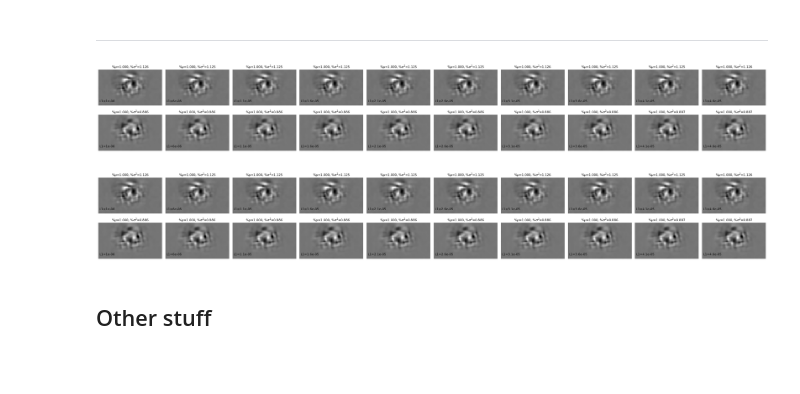
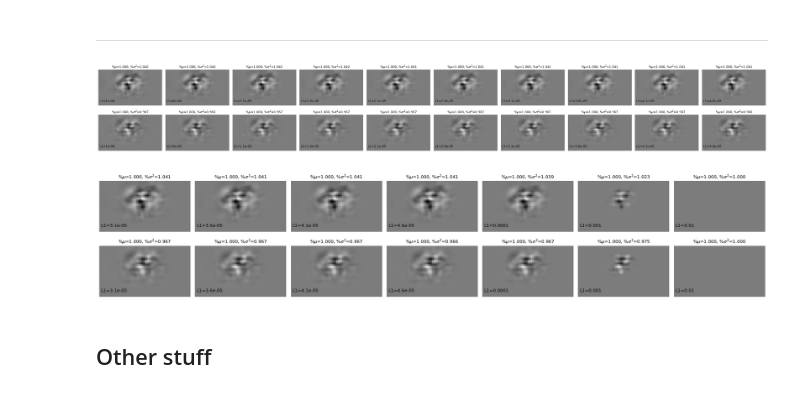
Before and after one commit to sinzlab/nnsysident, a Jupyter notebook: notebooks/mei_develop.ipynb, the cells around one changed output. Cells and saved outputs as stored; diff of their text form; code cells hidden in the pictures; blank space fills up the shorter version.

```diff
--- a/notebooks/mei_develop.ipynb
+++ b/notebooks/mei_develop.ipynb
@@ -221,34 +142,38 @@ n_rows = 2
 fig, axes = plt.subplots(n_rows, 10, figsize=(30, 2.2*n_rows), dpi=80)
 fontsize = 10
 
-dat = data.loc[(data["unit_id"] == 155)].sort_values(["vei_type", "l1"]).reset_index()
+dat = data.loc[(data["unit_id"] == 58) & (data["l1"] < 1e-4)].sort_values(["vei_type", "l1"]).reset_index()
+vmax = np.stack(dat["mei"] - dat["mei_mei"]).max()
+vmin = np.stack(dat["mei"] - dat["mei_mei"]).min()
 
 for i, ax in enumerate(axes.flatten()):
-    ax.imshow(dat["mei"][i].squeeze() - dat["mei_mei"][i].squeeze(), cmap="gray")
+    ax.imshow(dat["mei"][i].squeeze() - dat["mei_mei"][i].squeeze(), cmap="gray", vmax=vmax, vmin=vmin)
     ax.axis("off")
     ax.set_title(r"%$\mu$={:.3f}, %$\sigma^2$={:.3f}".format(dat["mean"][i]/dat["mei_mean"][i], dat["variance"][i]/dat["mei_variance"][i]), fontsize=fontsize)
     ax.text(0.02, .1, "L1=" + str(dat["l1"][i]), fontsize=fontsize, transform=ax.transAxes)
 fig.tight_layout()
 # fig.savefig("Post-optimization of CEIs (0.8) created with different L1 weights, CEI examples" + ".png", bbox_inches="tight", transparent=False)
 # %% [output]
-[figure, old version]
+[figure, new version]
 # %%
 n_rows = 2
 n_cols = 7
 fig, axes = plt.subplots(n_rows, n_cols, figsize=(3*n_cols, 2.2*n_rows), dpi=80)
 fontsize = 10
 
-dat = data.loc[(data["unit_id"] == 155)].sort_values(["vei_type", "l1"]).reset_index()
+dat = data.loc[(data["unit_id"] == 58) & (data["l1"] >= 3.1e-5) & (data["l1"] <= 0.01)].sort_values(["vei_type", "l1"]).reset_index()
+vmax = np.stack(dat["mei"] - dat["mei_mei"]).max()
+vmin = np.stack(dat["mei"] - dat["mei_mei"]).min()
 
 for i, ax in enumerate(axes.flatten()):
-    ax.imshow(dat["mei"][i].squeeze() - dat["mei_mei"][i].squeeze(), cmap="gray")
+    ax.imshow(dat["mei"][i].squeeze() - dat["mei_mei"][i].squeeze(), cmap="gray", vmax=vmax, vmin=vmin)
     ax.axis("off")
     ax.set_title(r"%$\mu$={:.3f}, %$\sigma^2$={:.3f}".format(dat["mean"][i]/dat["mei_mean"][i], dat["variance"][i]/dat["mei_variance"][i]), fontsize=fontsize)
     ax.text(0.02, .1, "L1=" + str(dat["l1"][i]), fontsize=fontsize, transform=ax.transAxes)
 fig.tight_layout()
 # fig.savefig("Post-optimization of CEIs (0.8) created with different L1 weights, CEI examples" + ".png", bbox_inches="tight", transparent=False)
 # %% [output]
-[figure, old version]
+[figure, new version]
 # %% [markdown]
 ## Other stuff
 # %% [markdown]
```
Also changed, not shown: parts of 67 cells of this notebook, 2 other files.
